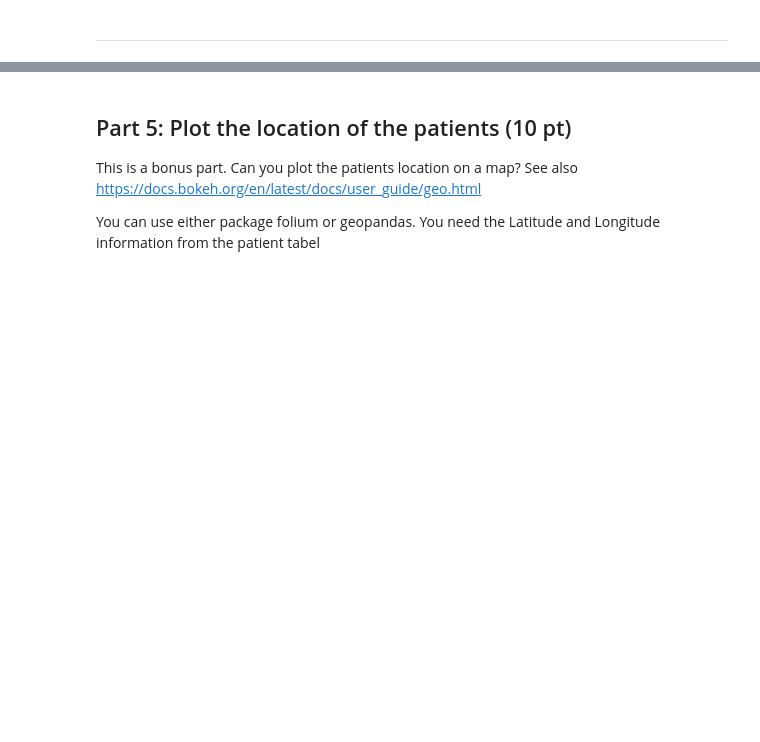
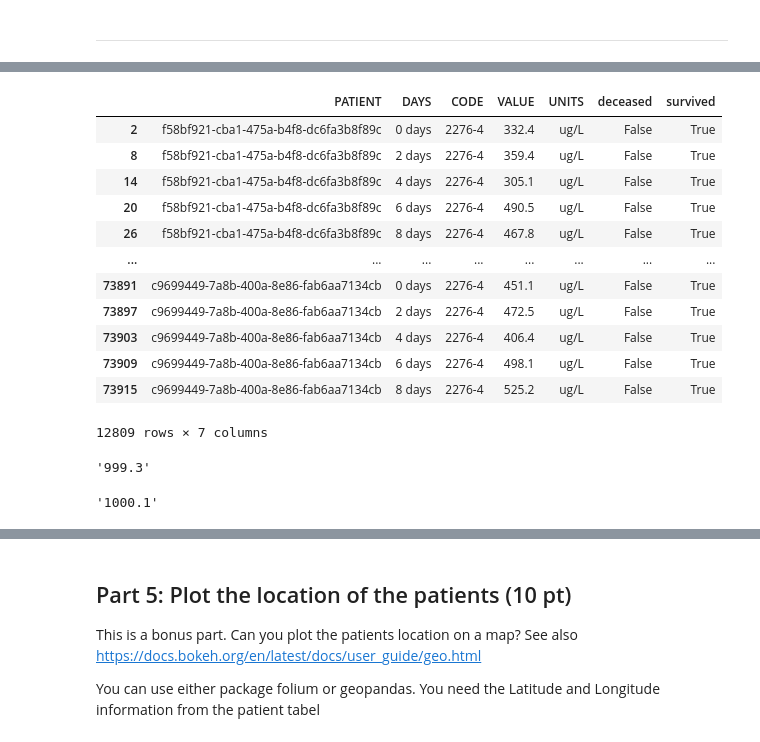
Before and after one commit to ExquizeNyx/BFVM22PROG1, a Jupyter notebook: assessments/Assignment_week_03.ipynb, the cells around one changed output, grey strips where cells are left out. Drawn from its saved outputs; the diff is of its cells as text; code cells hidden in the pictures; blank space fills up the shorter version.

```diff
--- a/assessments/Assignment_week_03.ipynb
+++ b/assessments/Assignment_week_03.ipynb
@@ -589 +587,8 @@ df_feu
+# %%
+df_feu = df[df['CODE'] == '48065-7']
+df_inter = df[df['CODE'] == '26881-3']
+df_ferritin = df[df['CODE'] == '2276-4']
+df_troponin = df[df['CODE'] == '89579-7']
+df_lympho = df[df['CODE'] == '731-0']
+df_lactate = df[df['CODE'] == '14804-9']
 # %%
@@ -623,0 +632,24 @@ plt.scatter(df['DAYS'], df['VALUE'],)
+# %%
+df_ferritin
+# %% [output]
+|  | PATIENT | DAYS | CODE | VALUE | UNITS | deceased | survived |
+| 2 | f58bf921-cba1-475a-b4f8-dc6fa3b8f89c | 0 days | 2276-4 | 332.4 | ug/L | False | True |
+| 8 | f58bf921-cba1-475a-b4f8-dc6fa3b8f89c | 2 days | 2276-4 | 359.4 | ug/L | False | True |
+| 14 | f58bf921-cba1-475a-b4f8-dc6fa3b8f89c | 4 days | 2276-4 | 305.1 | ug/L | False | True |
+| 20 | f58bf921-cba1-475a-b4f8-dc6fa3b8f89c | 6 days | 2276-4 | 490.5 | ug/L | False | True |
+| 26 | f58bf921-cba1-475a-b4f8-dc6fa3b8f89c | 8 days | 2276-4 | 467.8 | ug/L | False | True |
+| ... | ... | ... | ... | ... | ... | ... | ... |
+| 73891 | c9699449-7a8b-400a-8e86-fab6aa7134cb | 0 days | 2276-4 | 451.1 | ug/L | False | True |
+| 73897 | c9699449-7a8b-400a-8e86-fab6aa7134cb | 2 days | 2276-4 | 472.5 | ug/L | False | True |
+| 73903 | c9699449-7a8b-400a-8e86-fab6aa7134cb | 4 days | 2276-4 | 406.4 | ug/L | False | True |
+| 73909 | c9699449-7a8b-400a-8e86-fab6aa7134cb | 6 days | 2276-4 | 498.1 | ug/L | False | True |
+| 73915 | c9699449-7a8b-400a-8e86-fab6aa7134cb | 8 days | 2276-4 | 525.2 | ug/L | False | True |
+12809 rows × 7 columns
+# %%
+df_ferritin['VALUE'].max()
+# %% [output]
+'999.3'
+# %%
+df_ferritin['VALUE'].min()
+# %% [output]
+'1000.1'
```
Also changed, not shown: parts of 20 cells of this notebook.
